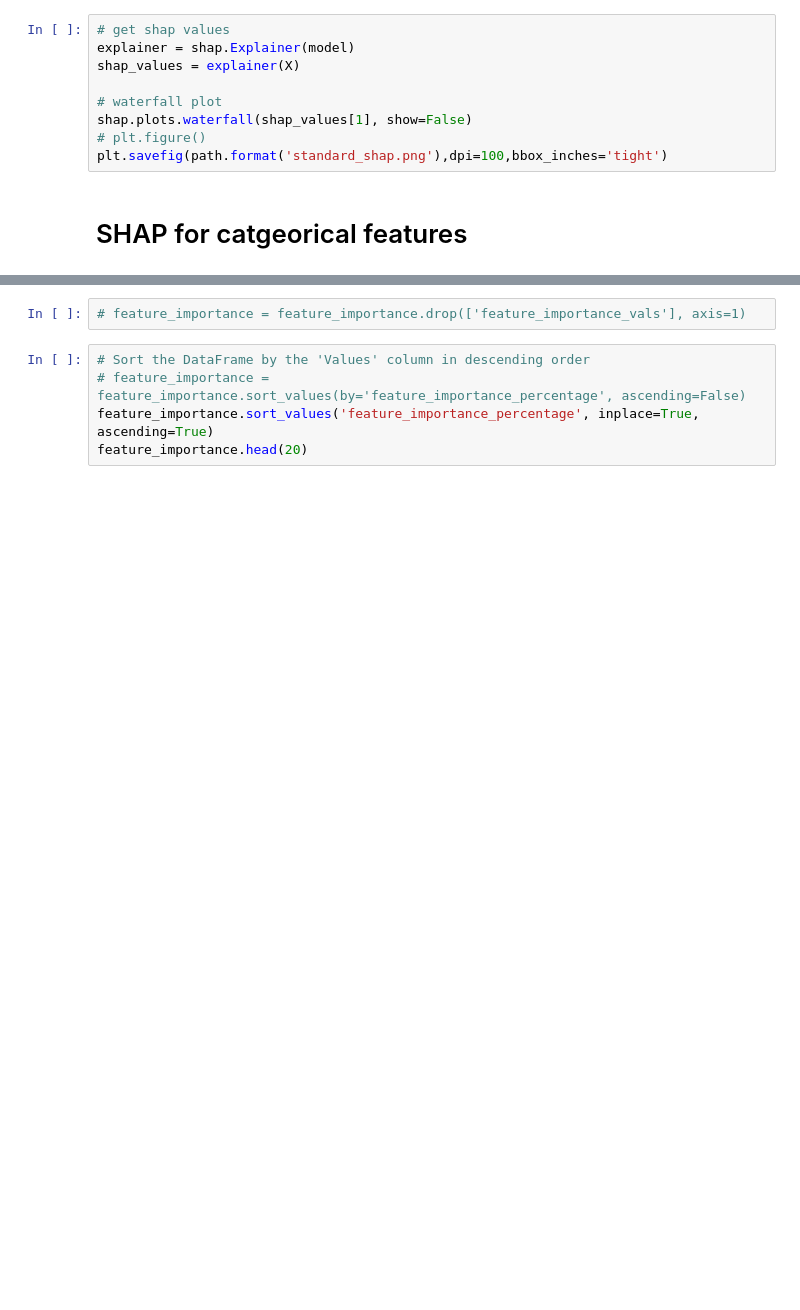
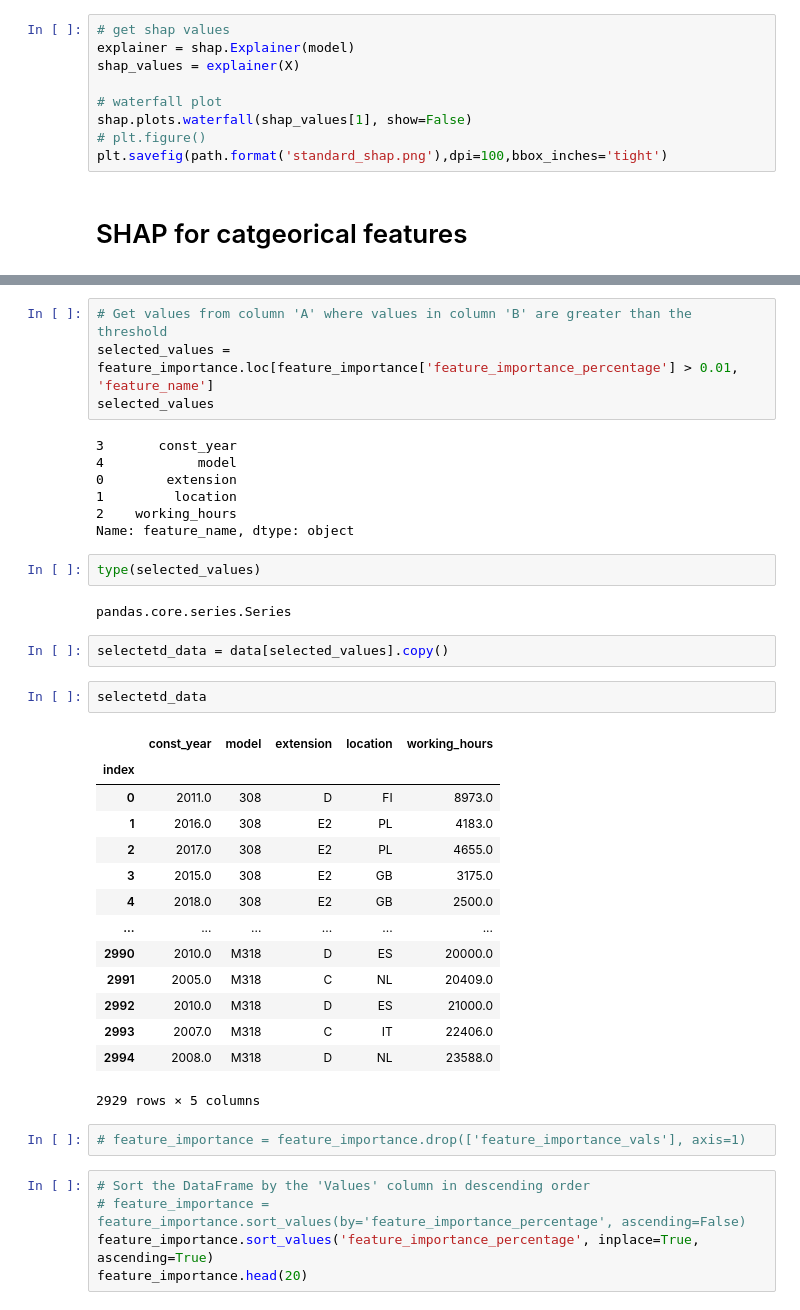
Before and after one commit to AutoQML/End-to-End-Automated-Price-Forecasting, a Jupyter notebook: code/SHAP_categorical_ft_autogluon.ipynb, the cells around one changed output, grey strips where cells are left out. Cells and saved outputs as stored; diff of their text form; blank space fills up the shorter version.

Commit message:
Build new dataframe out of selected features.

```diff
--- a/code/SHAP_categorical_ft_autogluon.ipynb
+++ b/code/SHAP_categorical_ft_autogluon.ipynb
@@ -838,5 +839,39 @@ feature_importance.head(20)
 | 6 | RR | 0.000000 | 0.000000 |
 | 16 | 4F | 0.000000 | 0.000000 |
+# %%
+# Get values from column 'A' where values in column 'B' are greater than the threshold
+selected_values = feature_importance.loc[feature_importance['feature_importance_percentage'] > 0.01, 'feature_name']
+selected_values
+# %% [output]
+3       const_year
+4            model
+0        extension
+1         location
+2    working_hours
+Name: feature_name, dtype: object
+# %%
+type(selected_values)
+# %% [output]
+pandas.core.series.Series
+# %%
+selectetd_data = data[selected_values].copy()
+# %%
+selectetd_data
+# %% [output]
+|  | const_year | model | extension | location | working_hours |
+| index |  |  |  |  |  |
+| 0 | 2011.0 | 308 | D | FI | 8973.0 |
+| 1 | 2016.0 | 308 | E2 | PL | 4183.0 |
+| 2 | 2017.0 | 308 | E2 | PL | 4655.0 |
+| 3 | 2015.0 | 308 | E2 | GB | 3175.0 |
+| 4 | 2018.0 | 308 | E2 | GB | 2500.0 |
+| ... | ... | ... | ... | ... | ... |
+| 2990 | 2010.0 | M318 | D | ES | 20000.0 |
+| 2991 | 2005.0 | M318 | C | NL | 20409.0 |
+| 2992 | 2010.0 | M318 | D | ES | 21000.0 |
+| 2993 | 2007.0 | M318 | C | IT | 22406.0 |
+| 2994 | 2008.0 | M318 | D | NL | 23588.0 |
+2929 rows × 5 columns
 # %%
 # feature_importance = feature_importance.drop(['feature_importance_vals'], axis=1)
 # %%
```
Also changed, not shown: parts of 18 cells of this notebook.
